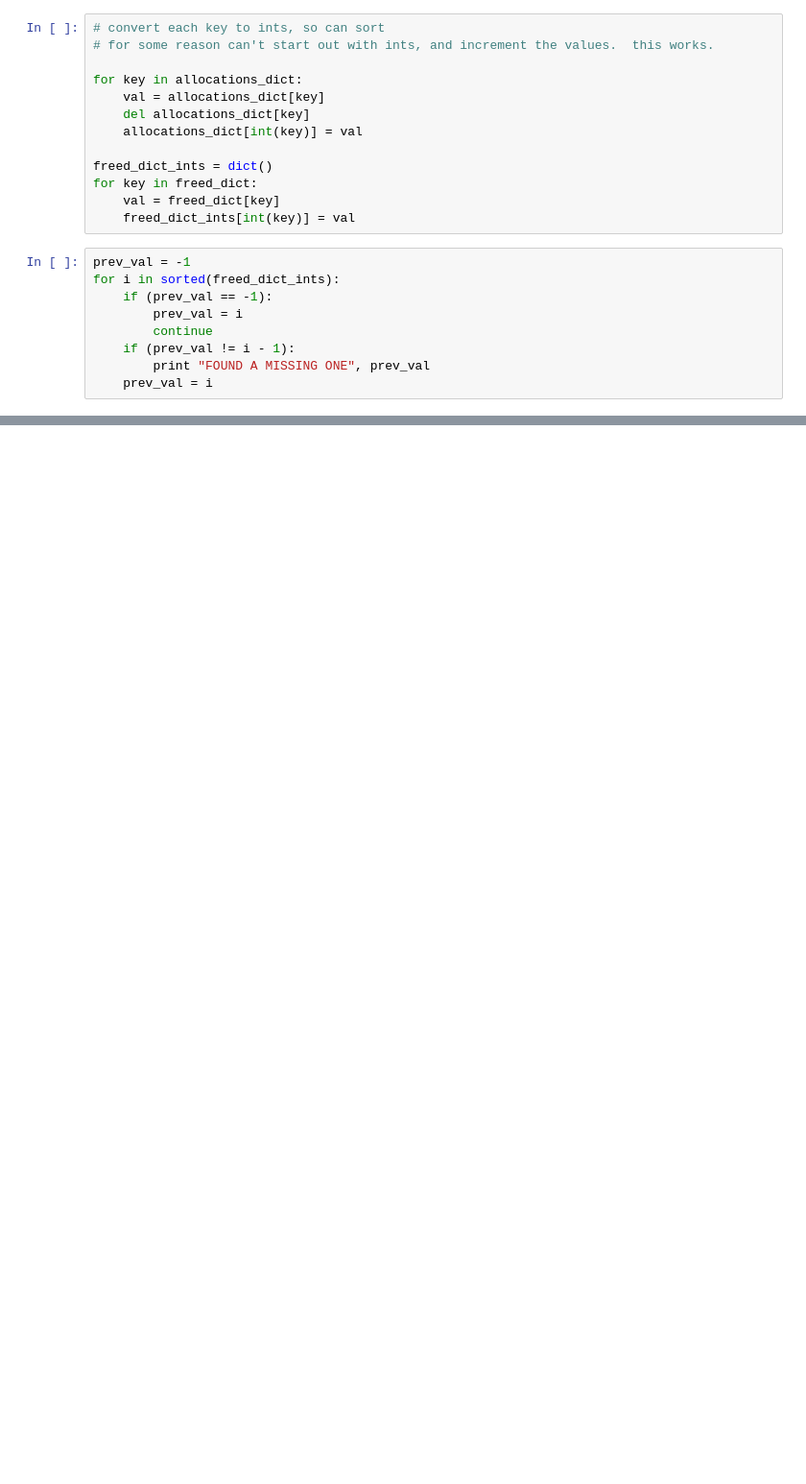
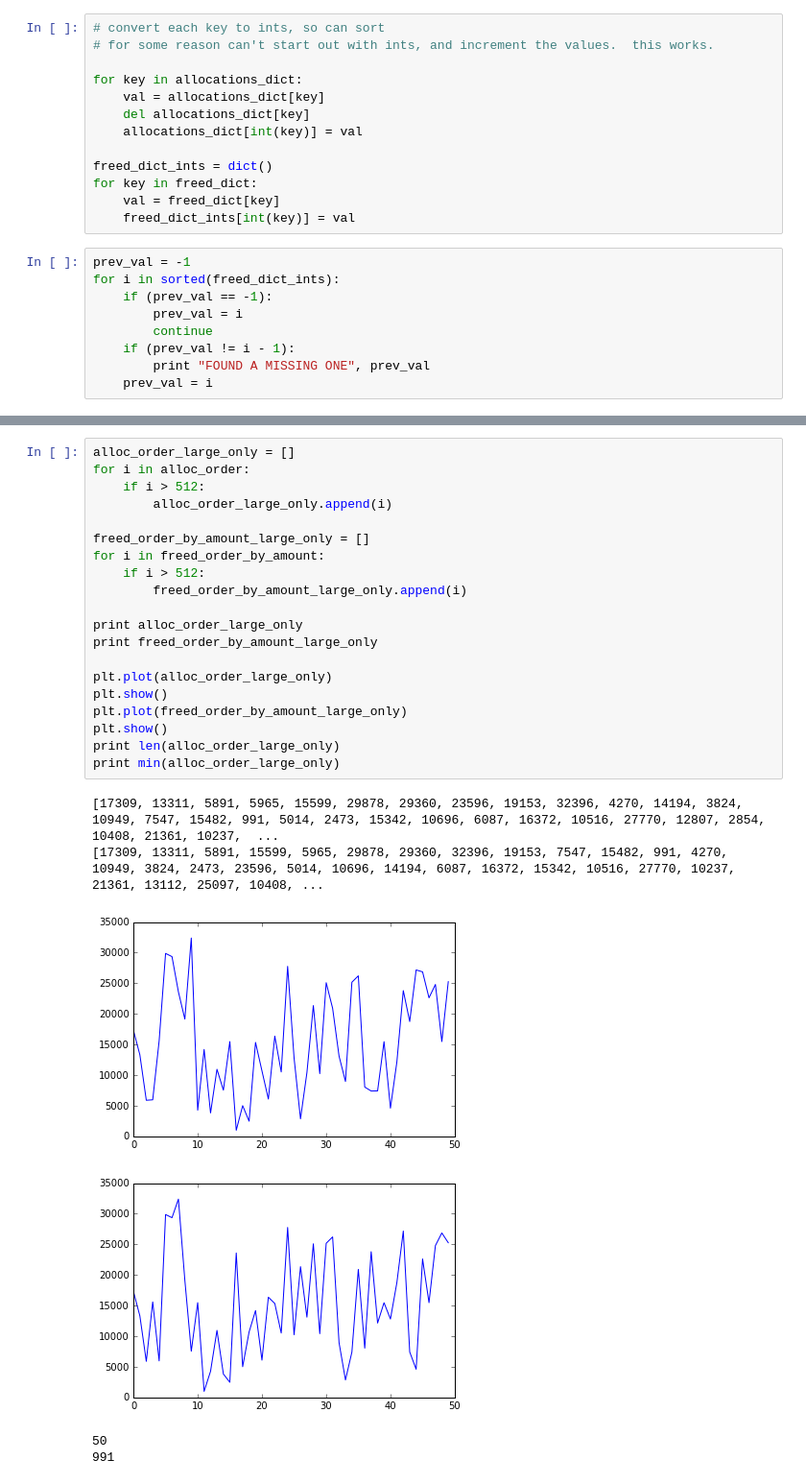
Before and after one commit to peteflorence/trace-visualizations, a Jupyter notebook: trace_visualizations.ipynb, the cells around one changed output, grey strips where cells are left out. Shown: that part at 96% size. Saved outputs shown, nothing was run; the diff lists cells and outputs as text; blank space fills up the shorter version.

```diff
--- a/trace_visualizations.ipynb
+++ b/trace_visualizations.ipynb
@@ -124,0 +189,27 @@ print left_at_end_allocations_dict
+# %%
+alloc_order_large_only = []
+for i in alloc_order:
+    if i > 512:
+        alloc_order_large_only.append(i)
+
+freed_order_by_amount_large_only = []
+for i in freed_order_by_amount:
+    if i > 512:
+        freed_order_by_amount_large_only.append(i)
+
+print alloc_order_large_only
+print freed_order_by_amount_large_only
+
+plt.plot(alloc_order_large_only)
+plt.show()
+plt.plot(freed_order_by_amount_large_only)
+plt.show()
+print len(alloc_order_large_only)
+print min(alloc_order_large_only)
+# %% [output]
+[17309, 13311, 5891, 5965, 15599, 29878, 29360, 23596, 19153, 32396, 4270, 14194, 3824, 10949, 7547, 15482, 991, 5014, 2473, 15342, 10696, 6087, 16372, 10516, 27770, 12807, 2854, 10408, 21361, 10237,  ...
+[17309, 13311, 5891, 15599, 5965, 29878, 29360, 32396, 19153, 7547, 15482, 991, 4270, 10949, 3824, 2473, 23596, 5014, 10696, 14194, 6087, 16372, 15342, 10516, 27770, 10237, 21361, 13112, 25097, 10408, ...
+[figure, added]
+[figure, added]
+50
+991
```
Also changed, not shown: parts of 20 cells of this notebook.
